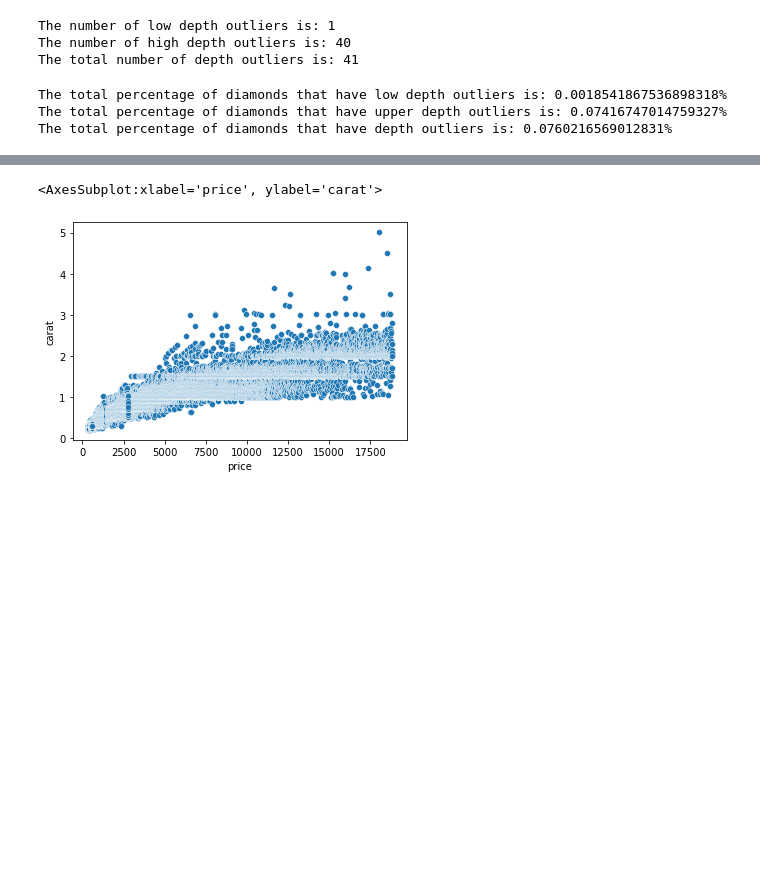
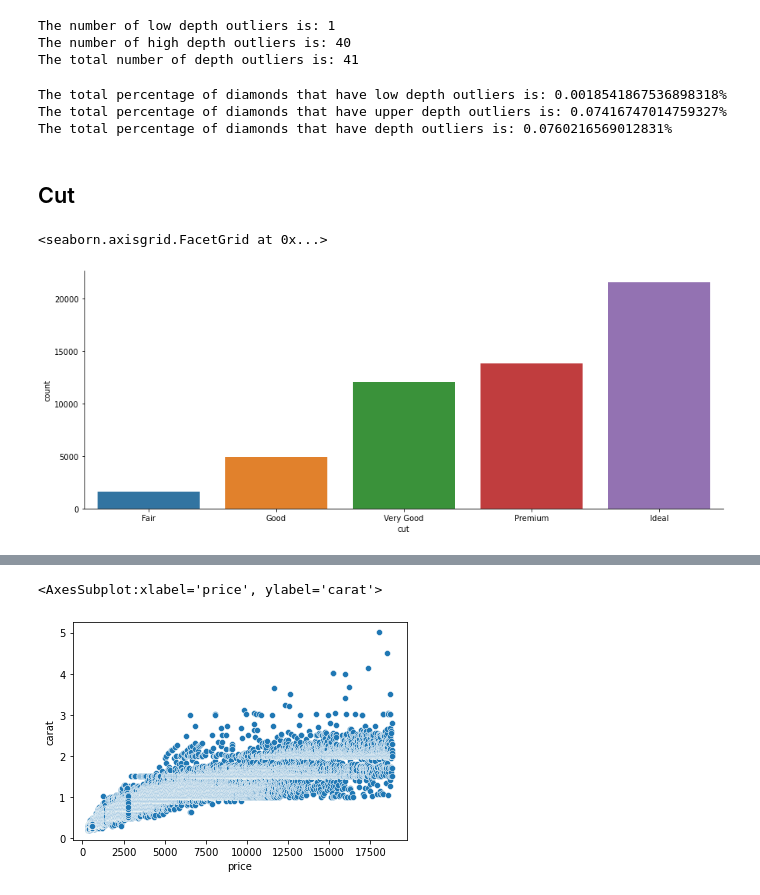
Before and after one commit to franco3x/Diamonds-EDA, a Jupyter notebook: Diamonds EDA.ipynb, the cells around one changed output, grey strips where cells are left out. Cells and saved outputs as stored; diff of their text form; code cells hidden in the pictures; blank space fills up the shorter version.

```diff
--- a/Diamonds EDA.ipynb
+++ b/Diamonds EDA.ipynb
@@ -821,3 +821,10 @@ total_outliers_per(input="depth", low_out_per_var=depth_low_outliers_per, up_out
 The total percentage of diamonds that have low depth outliers is: 0.0018541867536898318%
 The total percentage of diamonds that have upper depth outliers is: 0.07416747014759327%
 The total percentage of diamonds that have depth outliers is: 0.0760216569012831%
+# %% [markdown]
+## Cut
+# %%
+sns.catplot(x='cut', data=df , kind='count',aspect=2.5, order=cut_order)
+# %% [output]
+<seaborn.axisgrid.FacetGrid at 0x...>
+[figure, added]
```
Also changed, not shown: parts of 5 cells of this notebook.
